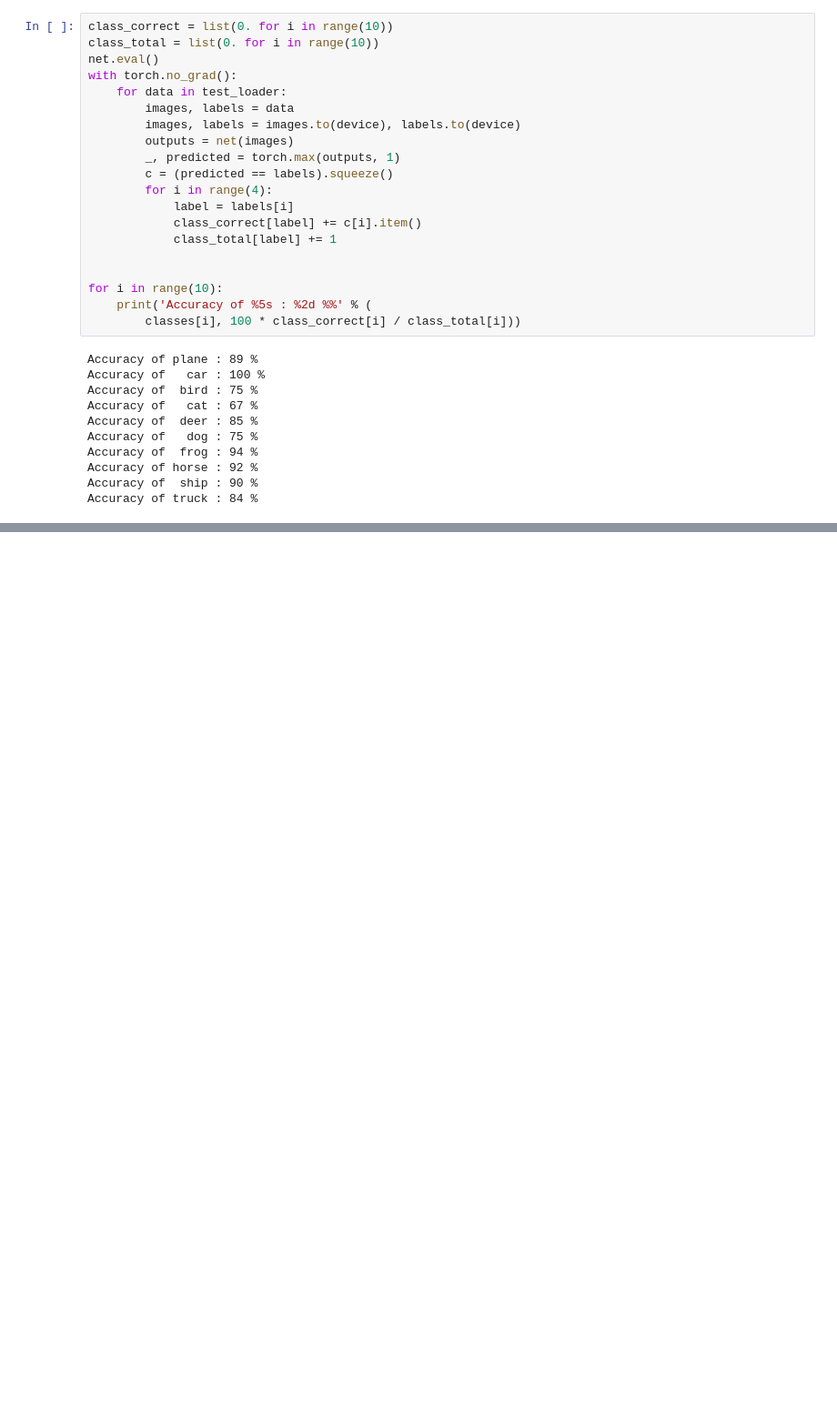
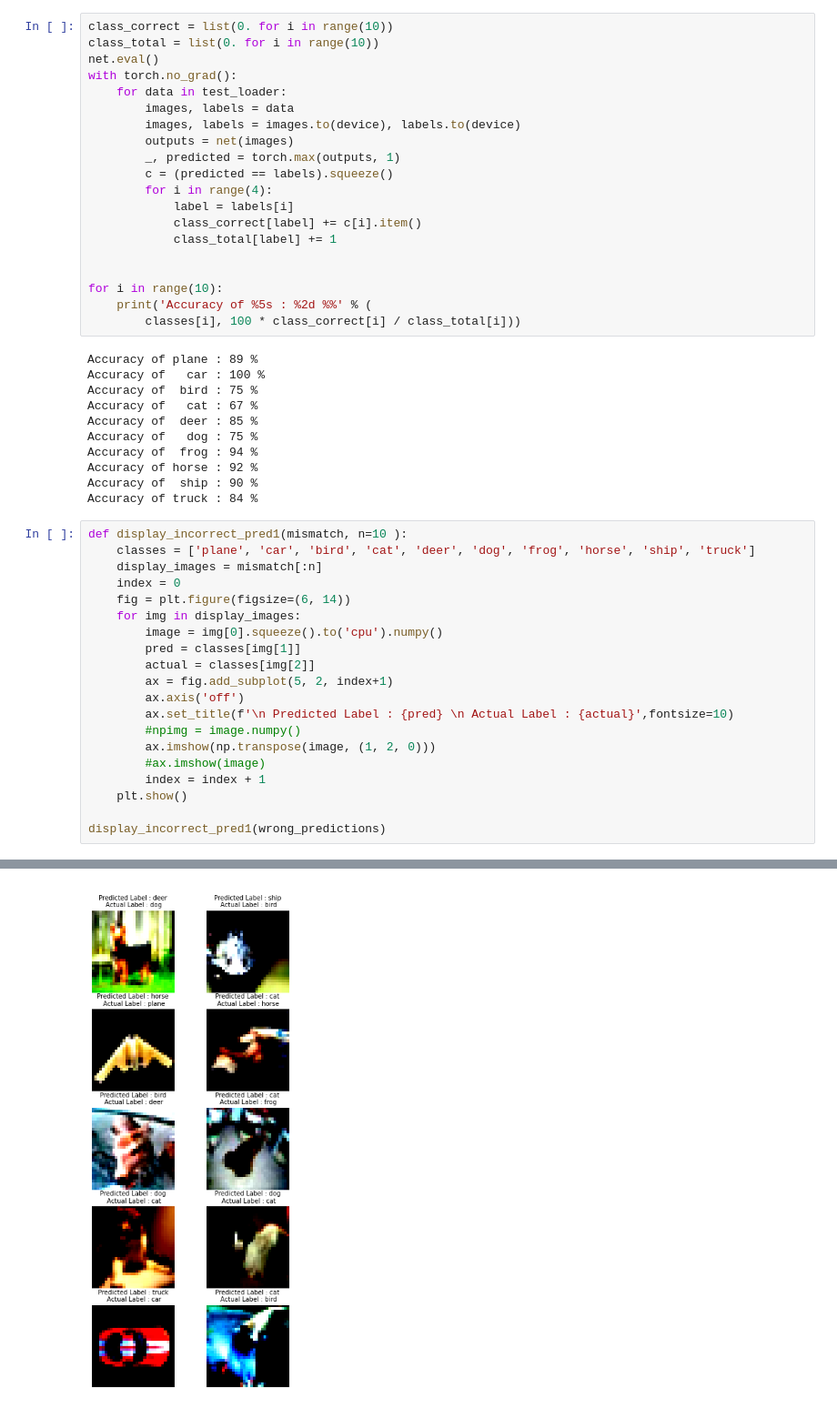
Before and after one commit to achalgarg14/session_6, a Jupyter notebook: Session_6_Assignment.ipynb, the cells around one changed output, grey strips where cells are left out. Shown at 91% size. Drawn from its saved outputs; the diff is of its cells as text; blank space fills up the shorter version.

```diff
--- a/Session_6_Assignment.ipynb
+++ b/Session_6_Assignment.ipynb
@@ -253,3 +253,24 @@ Accuracy of  frog : 94 %
 Accuracy of horse : 92 %
 Accuracy of  ship : 90 %
 Accuracy of truck : 84 %
+# %%
+def display_incorrect_pred1(mismatch, n=10 ):
+    classes = ['plane', 'car', 'bird', 'cat', 'deer', 'dog', 'frog', 'horse', 'ship', 'truck']
+    display_images = mismatch[:n]
+    index = 0
+    fig = plt.figure(figsize=(6, 14))
+    for img in display_images:
+        image = img[0].squeeze().to('cpu').numpy()
+        pred = classes[img[1]]
+        actual = classes[img[2]]
+        ax = fig.add_subplot(5, 2, index+1)
+        ax.axis('off')
+        ax.set_title(f'\n Predicted Label : {pred} \n Actual Label : {actual}',fontsize=10)
+        #npimg = image.numpy()
+        ax.imshow(np.transpose(image, (1, 2, 0)))
+        #ax.imshow(image)
+        index = index + 1
+    plt.show()
+
+display_incorrect_pred1(wrong_predictions)
+# %% [output]
@@ -255,0 +287 @@ Accuracy of truck : 84 %
+[figure, added]
```
Also changed, not shown: parts of 1 cell of this notebook.
